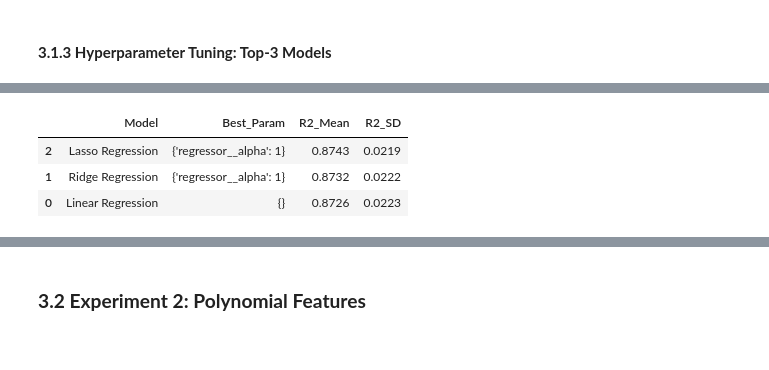
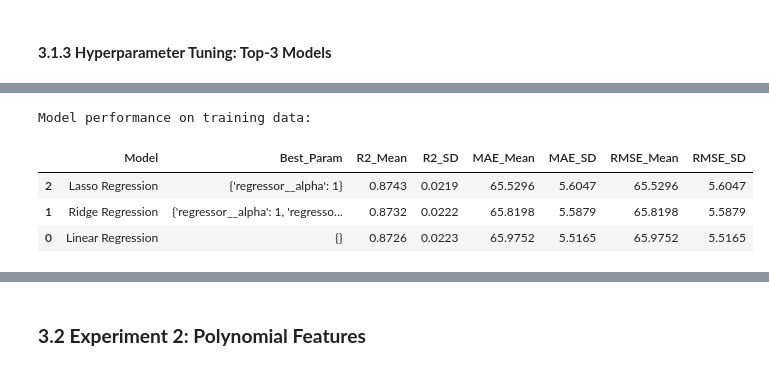
Before and after one commit to LingAdeu/dynamic-pricing-model, a Jupyter notebook: notebook/notebook.ipynb, the cells around one changed output, grey strips where cells are left out. Drawn from its saved outputs; the diff is of its cells as text; code cells hidden in the pictures.

```diff
--- a/notebook/notebook.ipynb
+++ b/notebook/notebook.ipynb
@@ -616,5 +665,4 @@ Time taken for Lasso Regression: 0.15 seconds
 # %%
-# Extract and display the best parameters, mean, and standard deviation of the R2 score
 results_detail = {
     'Model': ['Linear Regression', 'Ridge Regression', 'Lasso Regression'],
     'Best_Param': [
@@ -631,13 +679,41 @@ results_detail = {
         grid_search_linear.cv_results_['std_test_r2'][grid_search_linear.best_index_],
         grid_search_ridge.cv_results_['std_test_r2'][grid_search_ridge.best_index_],
         grid_search_lasso.cv_results_['std_test_r2'][grid_search_lasso.best_index_]
+    ],
+    # adding negative to correct the MAE value
+    'MAE_Mean': [
+        -grid_search_linear.cv_results_['mean_test_neg_root_mean_squared_error'][grid_search_linear.best_index_],
+        -grid_search_ridge.cv_results_['mean_test_neg_root_mean_squared_error'][grid_search_ridge.best_index_],
+        -grid_search_lasso.cv_results_['mean_test_neg_root_mean_squared_error'][grid_search_lasso.best_index_]
+    ],
+    'MAE_SD': [
+        grid_search_linear.cv_results_['std_test_neg_root_mean_squared_error'][grid_search_linear.best_index_],
+        grid_search_ridge.cv_results_['std_test_neg_root_mean_squared_error'][grid_search_ridge.best_index_],
+        grid_search_lasso.cv_results_['std_test_neg_root_mean_squared_error'][grid_search_lasso.best_index_]
+    ],
+    # adding negative to correct the RMSE value
+    'RMSE_Mean': [
+        -grid_search_linear.cv_results_['mean_test_neg_root_mean_squared_error'][grid_search_linear.best_index_],
+        -grid_search_ridge.cv_results_['mean_test_neg_root_mean_squared_error'][grid_search_ridge.best_index_],
+        -grid_search_lasso.cv_results_['mean_test_neg_root_mean_squared_error'][grid_search_lasso.best_index_]
+    ],
+    'RMSE_SD': [
+        grid_search_linear.cv_results_['std_test_neg_root_mean_squared_error'][grid_search_linear.best_index_],
+        grid_search_ridge.cv_results_['std_test_neg_root_mean_squared_error'][grid_search_ridge.best_index_],
+        grid_search_lasso.cv_results_['std_test_neg_root_mean_squared_error'][grid_search_lasso.best_index_]
     ]
 }
 
-exp1_tuned = pd.DataFrame(results_detail).sort_values(by='R2_Mean', ascending=False).round(4)
-exp1_tuned
+# put mean and sd of scores into df
+exp1_tuned_training = pd.DataFrame(results_detail).round(4).sort_values(by='RMSE_Mean')
-# %% [output]
-|  | Model | Best_Param | R2_Mean | R2_SD |
-| 2 | Lasso Regression | {'regressor__alpha': 1} | 0.8743 | 0.0219 |
-| 1 | Ridge Regression | {'regressor__alpha': 1} | 0.8732 | 0.0222 |
-| 0 | Linear Regression | {} | 0.8726 | 0.0223 |
+# %%
+# display df
+pd.options.display.max_colwidth = None
+print('Model performance on training data:')
+display(exp1_tuned_training)
+# %% [output]
+Model performance on training data:
+|  | Model | Best_Param | R2_Mean | R2_SD | MAE_Mean | MAE_SD | RMSE_Mean | RMSE_SD |
+| 2 | Lasso Regression | {'regressor__alpha': 1} | 0.8743 | 0.0219 | 65.5296 | 5.6047 | 65.5296 | 5.6047 |
+| 1 | Ridge Regression | {'regressor__alpha': 1, 'regresso... | 0.8732 | 0.0222 | 65.8198 | 5.5879 | 65.8198 | 5.5879 |
+| 0 | Linear Regression | {} | 0.8726 | 0.0223 | 65.9752 | 5.5165 | 65.9752 | 5.5165 |
```
Also changed, not shown: parts of 40 cells of this notebook.
